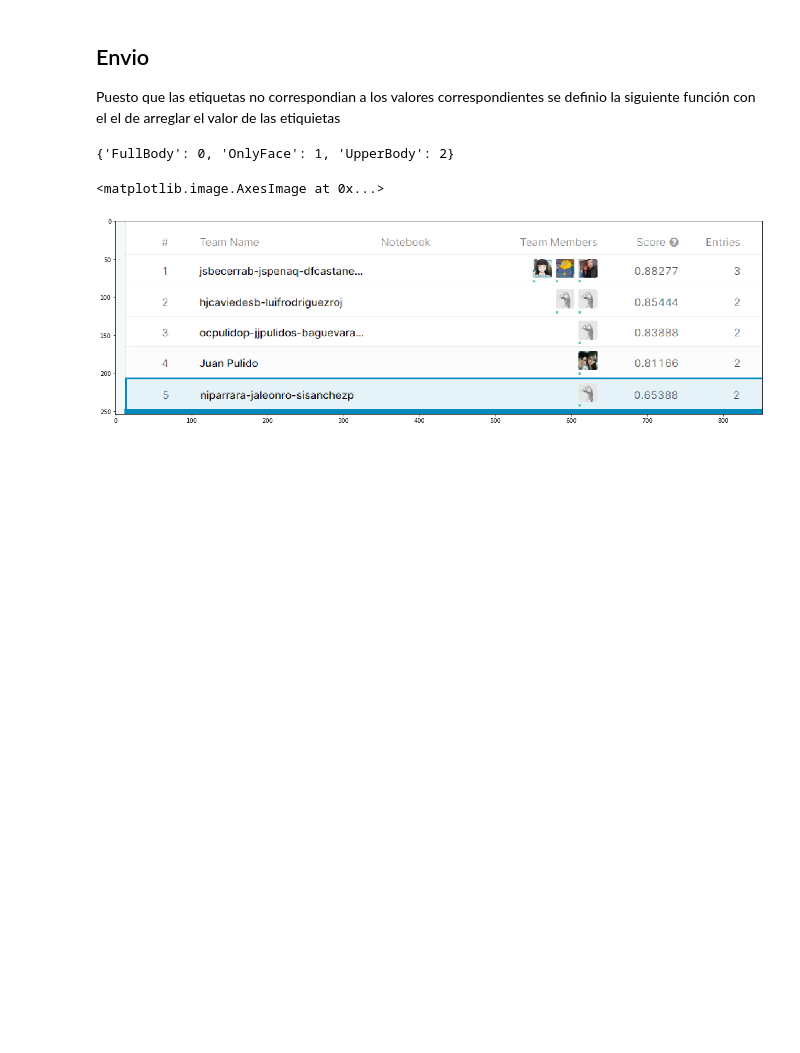
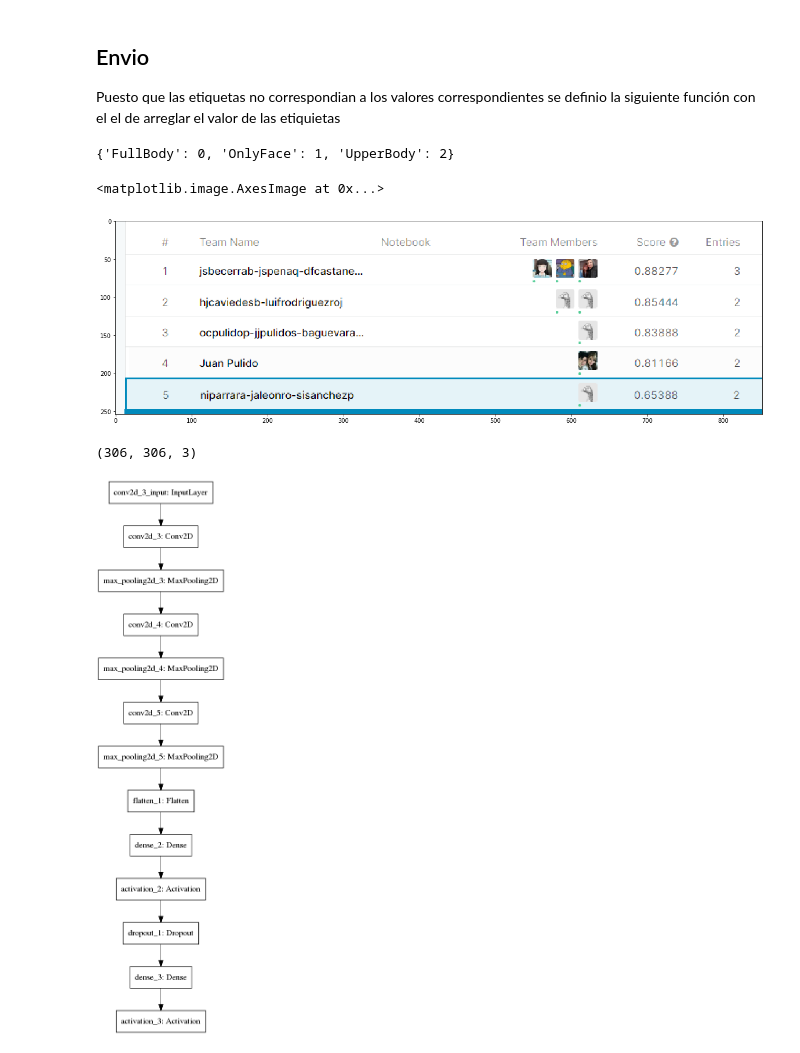
Before and after one commit to NicolasPrr/Inteligentesv2, a Jupyter notebook: FinalNotebook.ipynb, the cells around one changed output. Saved outputs shown, nothing was run; the diff lists cells and outputs as text; code cells hidden in the pictures; blank space fills up the shorter version.

```diff
--- a/FinalNotebook.ipynb
+++ b/FinalNotebook.ipynb
@@ -362,0 +365,12 @@ plt.imshow(np.asarray(image))
+# %%
+cnn = model(input_shape, filter_convs, filter_sizes, pool_sizes )
+# %% [output]
+(306, 306, 3)
+# %%
+from keras.utils.vis_utils import plot_model
+#tf.keras.utils.plot_model()
+tf.keras.utils.plot_model(cnn, "plot_models/first_model.png")
+
+#plot_model(cnn, to_file='model_plot_init.png')
+# %% [output]
+[figure, added]
```
Also changed, not shown: parts of 2 cells of this notebook, 5 other files.
